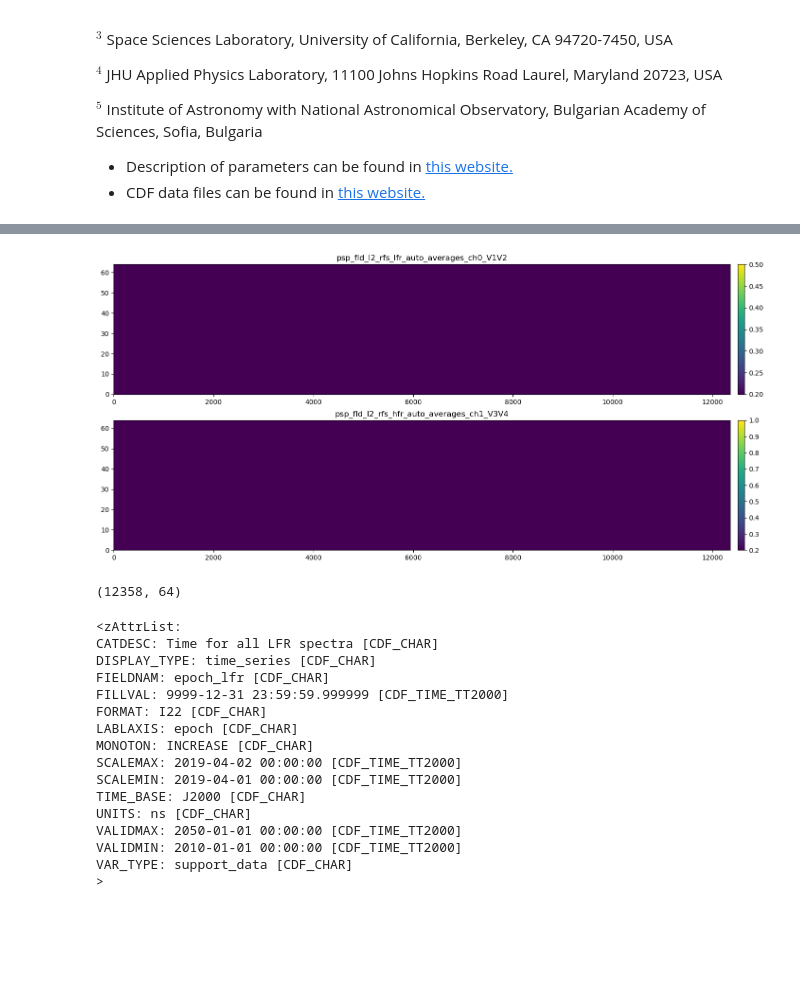
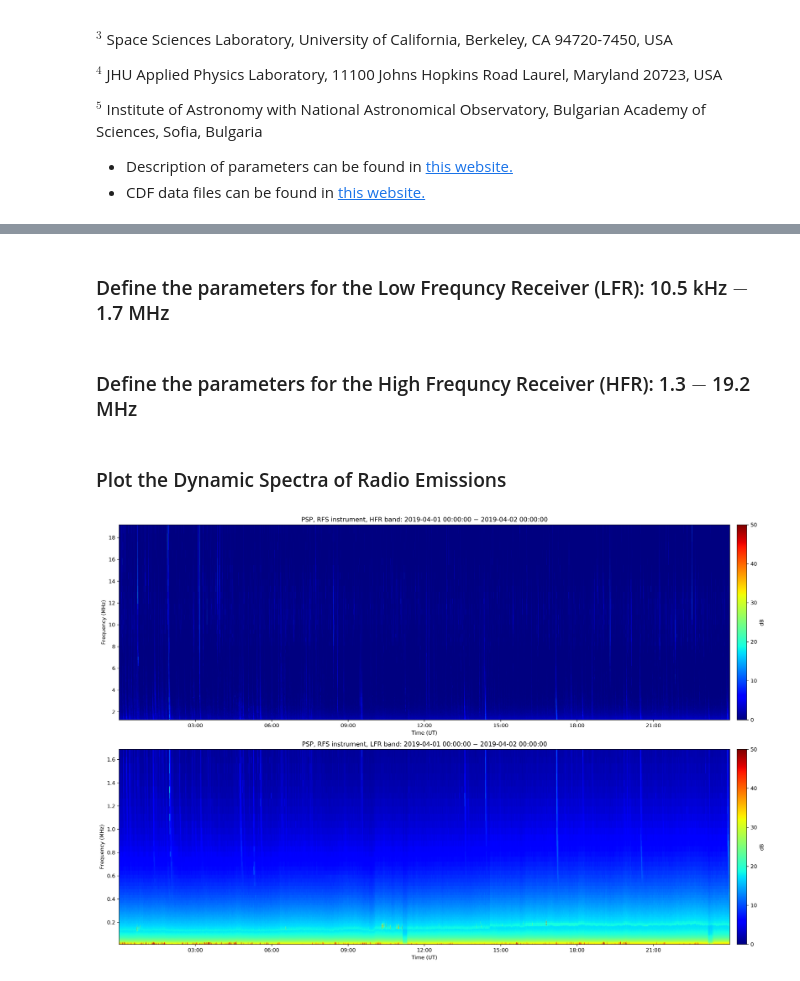
Before and after one commit to MohamedNedal/psp, a Jupyter notebook: plot_psp.ipynb, the cells around one changed output, grey strips where cells are left out. Drawn from its saved outputs; the diff is of its cells as text; code cells hidden in the pictures; blank space fills up the shorter version.

Commit message:
Plot the dynamic spectrum of radio emissions, works

```diff
--- a/plot_psp.ipynb
+++ b/plot_psp.ipynb
@@ -51,0 +80,5 @@ cdf_dataset = pycdf.CDF(cdf_file)
+# %%
+cdf_lfr = pycdf.CDF(cdf_files[0])
+cdf_hfr = pycdf.CDF(cdf_files[1])
+# %% [markdown]
+### Define the parameters for the Low Frequncy Receiver (LFR): 10.5 kHz $-$ 1.7 MHz
@@ -52,37 +98,41 @@ cdf_dataset = pycdf.CDF(cdf_file)
+# %% [markdown]
+### Define the parameters for the High Frequncy Receiver (HFR): 1.3 $-$ 19.2 MHz
+# %%
+tmin_hfr = cdf_hfr['epoch_hfr'].meta['SCALEMIN']
+tmax_hfr = cdf_hfr['epoch_hfr'].meta['SCALEMAX']
+
+# convert pixels values to dB, # z-axis
+arr1_hfr = np.array(cdf_hfr.get('psp_fld_l2_rfs_hfr_auto_averages_ch0_V1V2'))
+arr2_hfr = np.array(cdf_hfr.get('psp_fld_l2_rfs_hfr_auto_averages_ch1_V3V4'))
+arr_total_hfr = arr1_hfr + arr2_hfr
+Lp_hfr = 10 * np.log10(arr_total_hfr/10**-16)
+# x-axis
+tm_hfr = np.array(cdf_hfr.get('epoch_hfr'))
+# y-axis
+freq_hfr = np.array(cdf_hfr.get('frequency_hfr_auto_averages_ch0_V1V2'))
+# %% [markdown]
+### Plot the Dynamic Spectra of Radio Emissions
 # %%
-fig = plt.subplots(2, figsize=(20,8), dpi=100)
+fig = plt.subplots(2, figsize=(20,12), dpi=70)
+
 plt.subplot(2, 1, 1)
-c1 = plt.pcolormesh(np.array(cdf_dataset.get('psp_fld_l2_rfs_lfr_auto_averages_ch0_V1V2')).T, vmax=0.5, vmin=0.2)
-plt.colorbar(c1, pad=0.01)
-plt.title('psp_fld_l2_rfs_lfr_auto_averages_ch0_V1V2')
+plt.pcolormesh(tm_hfr, freq_hfr[1]/10**6, Lp_hfr.T, vmin=0, vmax=50, cmap='jet')
+plt.colorbar(label='dB', pad=0.01)
+plt.xlabel('Time (UT)')
+plt.ylabel('Frequency (MHz)')
+plt.title('PSP, RFS instrument, HFR band: {} $-$ {}'.format(tmin_hfr, tmax_hfr))
+plt.gca().xaxis.set_major_formatter(myFmt)
+
 plt.subplot(2, 1, 2)
-c2 = plt.pcolormesh(np.array(cdf_dataset.get('psp_fld_l2_rfs_lfr_auto_averages_ch1_V3V4')).T, vmax=1.0, vmin=0.2)
-plt.colorbar(c2, pad=0.01)
-plt.title('psp_fld_l2_rfs_hfr_auto_averages_ch1_V3V4')
-plt.savefig('spectrum.png', format='png')
+plt.pcolormesh(tm_lfr, freq_lfr[1]/10**6, Lp_lfr.T, vmin=0, vmax=50, cmap='jet')
+plt.colorbar(label='dB', pad=0.01)
+plt.xlabel('Time (UT)')
+plt.ylabel('Frequency (MHz)')
+plt.title('PSP, RFS instrument, LFR band: {} $-$ {}'.format(tmin_lfr, tmax_lfr))
+plt.gca().xaxis.set_major_formatter(myFmt)
+
+plt.tight_layout()
+#plt.savefig('spectrum_{}.png'.format(str(tmin_hfr)[:10]), format='png')
 plt.show()
 # %% [output]
-[figure, old version]
+[figure, new version]
-# %%
-np.array(cdf_dataset.get('psp_fld_l2_rfs_lfr_auto_averages_ch0_V1V2')).shape
-# %% [output]
-(12358, 64)
-# %%
-cdf_dataset['epoch_lfr'].meta
-# %% [output]
-<zAttrList:
-CATDESC: Time for all LFR spectra [CDF_CHAR]
-DISPLAY_TYPE: time_series [CDF_CHAR]
-FIELDNAM: epoch_lfr [CDF_CHAR]
-FILLVAL: 9999-12-31 23:59:59.999999 [CDF_TIME_TT2000]
-FORMAT: I22 [CDF_CHAR]
-LABLAXIS: epoch [CDF_CHAR]
-MONOTON: INCREASE [CDF_CHAR]
-SCALEMAX: 2019-04-02 00:00:00 [CDF_TIME_TT2000]
-SCALEMIN: 2019-04-01 00:00:00 [CDF_TIME_TT2000]
-TIME_BASE: J2000 [CDF_CHAR]
-UNITS: ns [CDF_CHAR]
-VALIDMAX: 2050-01-01 00:00:00 [CDF_TIME_TT2000]
-VALIDMIN: 2010-01-01 00:00:00 [CDF_TIME_TT2000]
-VAR_TYPE: support_data [CDF_CHAR]
->
```
Also changed, not shown: parts of 11 cells of this notebook.
